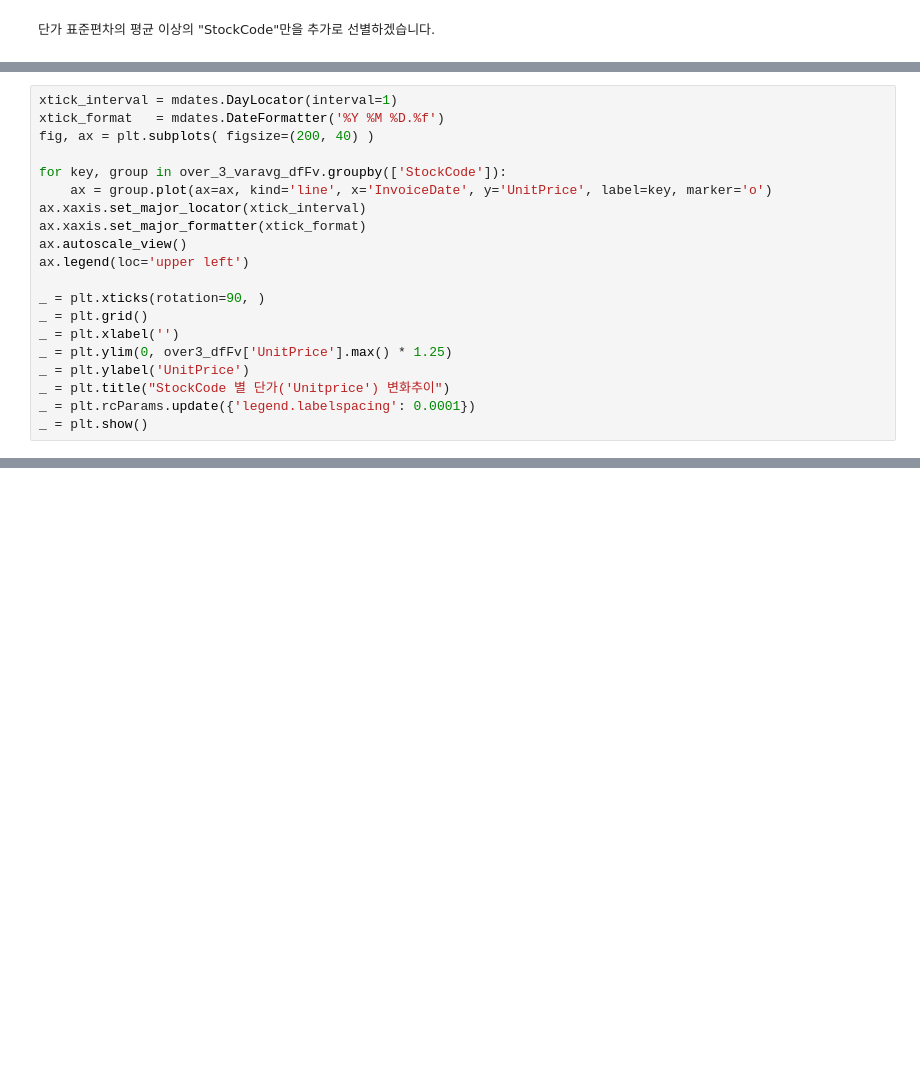
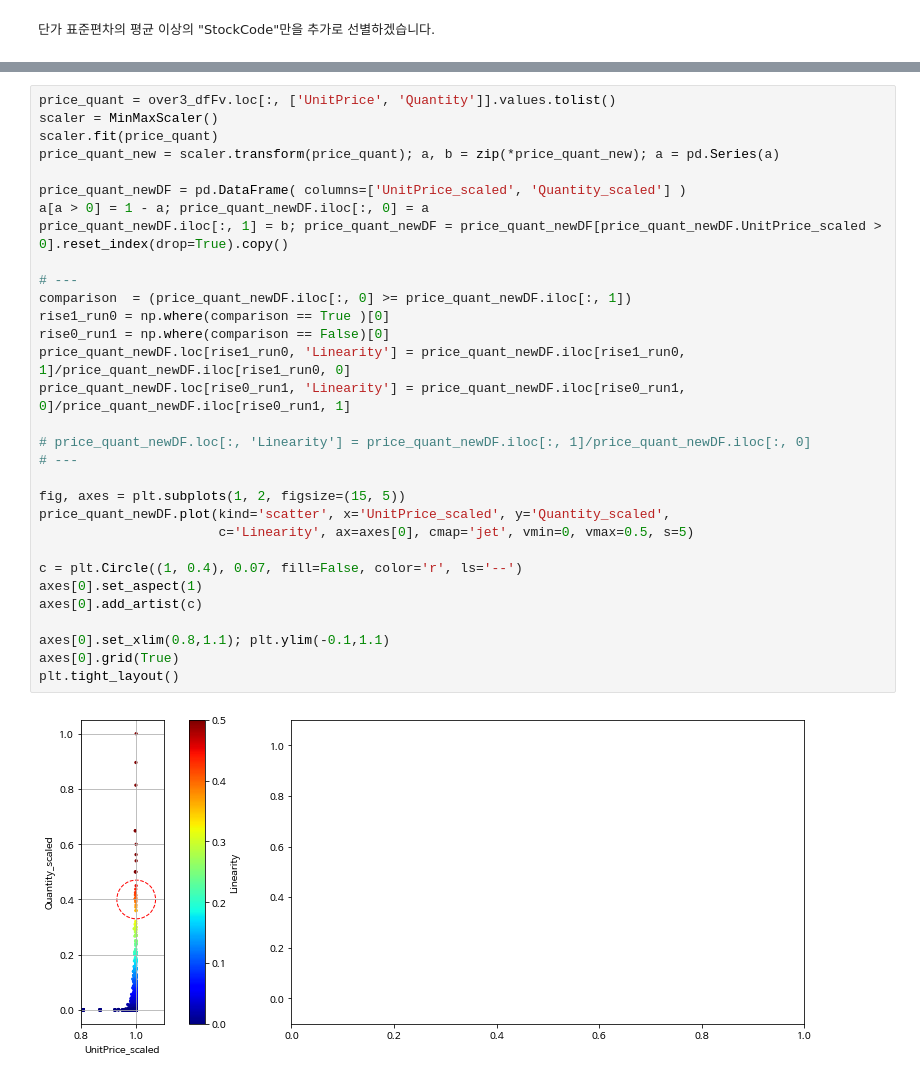
Before and after one commit to mwithgod3952/Conquering-Kaggle-s-challenge, a Jupyter notebook: Marketing_Analytics_Cohort_Analysis.ipynb, the cells around one changed output, grey strips where cells are left out. Cells and saved outputs as stored; diff of their text form; blank space fills up the shorter version.

```diff
--- a/Marketing_Analytics_Cohort_Analysis.ipynb
+++ b/Marketing_Analytics_Cohort_Analysis.ipynb
@@ -325,20 +241,0 @@ over_3_varavg_dfFv = over3_dfFv.iloc[_indexes, :].reset_index(drop=True).copy()
-# %%
-xtick_interval = mdates.DayLocator(interval=1)
-xtick_format   = mdates.DateFormatter('%Y %M %D.%f')
-fig, ax = plt.subplots( figsize=(200, 40) )
-
-for key, group in over_3_varavg_dfFv.groupby(['StockCode']):
-    ax = group.plot(ax=ax, kind='line', x='InvoiceDate', y='UnitPrice', label=key, marker='o')
-ax.xaxis.set_major_locator(xtick_interval)
-ax.xaxis.set_major_formatter(xtick_format)
-ax.autoscale_view()
-ax.legend(loc='upper left')
-
-_ = plt.xticks(rotation=90, )
-_ = plt.grid()
-_ = plt.xlabel('')
-_ = plt.ylim(0, over3_dfFv['UnitPrice'].max() * 1.25)
-_ = plt.ylabel('UnitPrice')
-_ = plt.title("StockCode 별 단가('Unitprice') 변화추이")
-_ = plt.rcParams.update({'legend.labelspacing': 0.0001})
-_ = plt.show()
@@ -467,0 +298,33 @@ plt.show()
+# %%
+price_quant = over3_dfFv.loc[:, ['UnitPrice', 'Quantity']].values.tolist()
+scaler = MinMaxScaler()
+scaler.fit(price_quant)
+price_quant_new = scaler.transform(price_quant); a, b = zip(*price_quant_new); a = pd.Series(a)
+
+price_quant_newDF = pd.DataFrame( columns=['UnitPrice_scaled', 'Quantity_scaled'] )
+a[a > 0] = 1 - a; price_quant_newDF.iloc[:, 0] = a
+price_quant_newDF.iloc[:, 1] = b; price_quant_newDF = price_quant_newDF[price_quant_newDF.UnitPrice_scaled > 0].reset_index(drop=True).copy()
+
+# ---
+comparison  = (price_quant_newDF.iloc[:, 0] >= price_quant_newDF.iloc[:, 1])
+rise1_run0 = np.where(comparison == True )[0]
+rise0_run1 = np.where(comparison == False)[0]
+price_quant_newDF.loc[rise1_run0, 'Linearity'] = price_quant_newDF.iloc[rise1_run0, 1]/price_quant_newDF.iloc[rise1_run0, 0]
+price_quant_newDF.loc[rise0_run1, 'Linearity'] = price_quant_newDF.iloc[rise0_run1, 0]/price_quant_newDF.iloc[rise0_run1, 1]
+
+# price_quant_newDF.loc[:, 'Linearity'] = price_quant_newDF.iloc[:, 1]/price_quant_newDF.iloc[:, 0]
+# ---
+
+fig, axes = plt.subplots(1, 2, figsize=(15, 5))
+price_quant_newDF.plot(kind='scatter', x='UnitPrice_scaled', y='Quantity_scaled',
+                       c='Linearity', ax=axes[0], cmap='jet', vmin=0, vmax=0.5, s=5)
+
+c = plt.Circle((1, 0.4), 0.07, fill=False, color='r', ls='--')
+axes[0].set_aspect(1)
+axes[0].add_artist(c)
+
+axes[0].set_xlim(0.8,1.1); plt.ylim(-0.1,1.1)
+axes[0].grid(True)
+plt.tight_layout()
+# %% [output]
+[figure, added]
```
Also changed, not shown: parts of 30 cells of this notebook.
